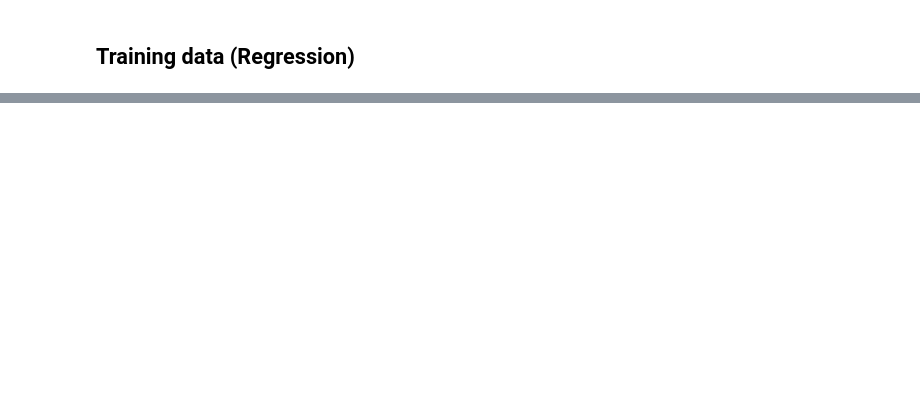
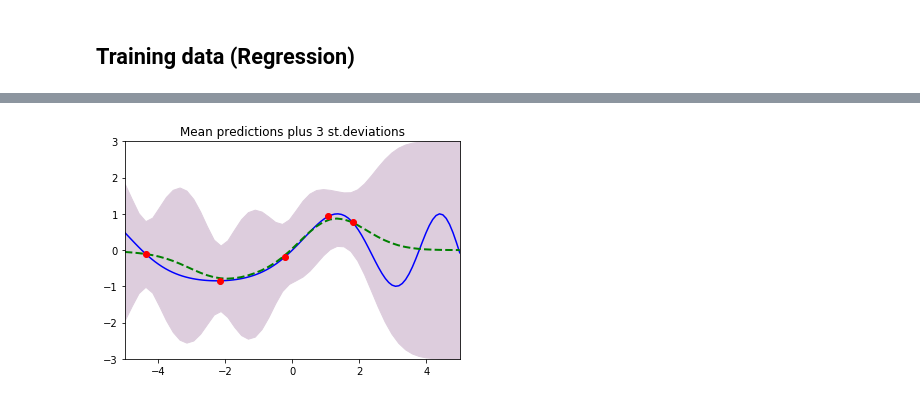
Before and after one commit to uoit-ml/mcsc-ml, a Jupyter notebook: code/gp.ipynb, the cells around one changed output, grey strips where cells are left out. Saved outputs shown, nothing was run; the diff lists cells and outputs as text; code cells hidden in the pictures; blank space fills up the shorter version.

```diff
--- a/code/gp.ipynb
+++ b/code/gp.ipynb
@@ -159,0 +166,12 @@ mu_star (50,) cov_star (50, 50)
+# %%
+plt.figure()
+plt.plot(np.linspace(-5,5,100), data_gen_f(np.linspace(-5,5,100)), 'b')
+plt.gca().fill_between(Xtest.flat, mu-3*s, mu+3*s, color="#ddcddd")
+plt.plot(Xtest, mu, 'g--', lw=2)
+plt.plot(Xtrain,ytrain,'ro')
+plt.savefig('predictive.png', bbox_inches='tight')
+plt.title('Mean predictions plus 3 st.deviations')
+plt.axis([-5, 5, -3, 3])
+plt.show()
+# %% [output]
+[figure, added]
```
Also changed, not shown: parts of 7 cells of this notebook.
